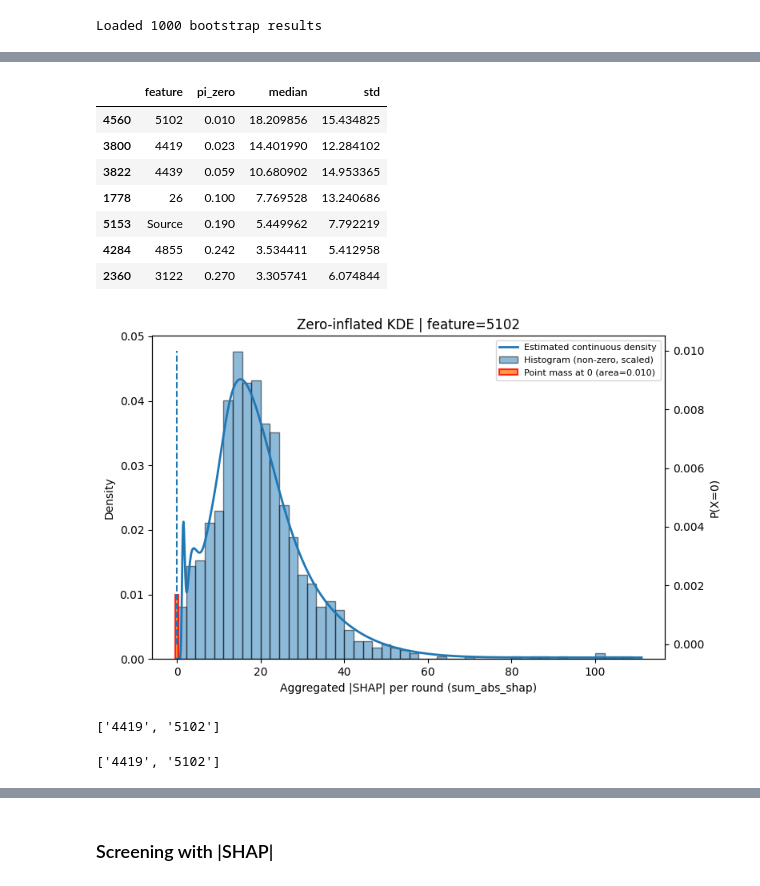
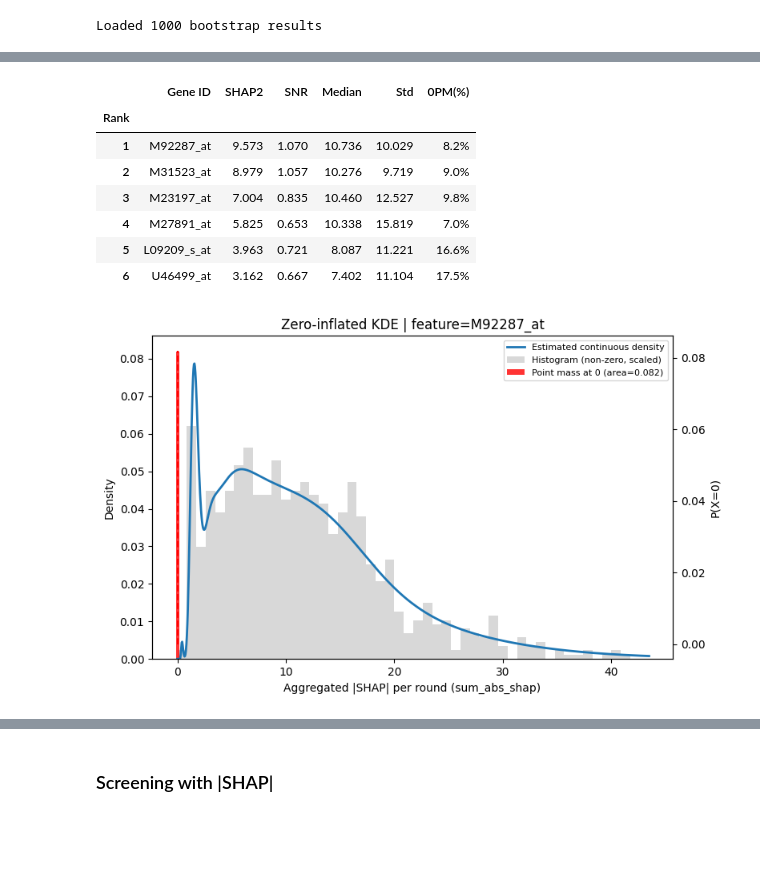
Before and after one commit to Lanxin-Xiang/RobustSHAP, a Jupyter notebook: golub_kernel.ipynb, the cells around one changed output, grey strips where cells are left out. Cells and saved outputs as stored; diff of their text form; code cells hidden in the pictures; blank space fills up the shorter version.

```diff
--- a/golub_kernel.ipynb
+++ b/golub_kernel.ipynb
@@ -730,27 +488,33 @@ lgb_feature_kde_unscreen
 # %%
-lgb_feature_kde_unscreen.nlargest(7, "median")[["feature", "pi_zero", "median", "std"]]
+tmp = lgb_feature_kde_unscreen.copy()
+
+tmp["0PM(%)"] = (tmp["pi_zero"] * 100).round(1).astype(str) + "%"
+tmp["SNR"] = tmp["nonzero_median"] / tmp["sd_estimated"]
+tmp["stat"] = tmp["p_nonzero"]* tmp["median"] * tmp["SNR"]
+
+top = tmp.nlargest(6, "stat").reset_index(drop=True)
+top.index += 1
+top.index.name = "Rank"
+top[["feature", "stat", "SNR", "nonzero_median", "sd_estimated", "0PM(%)"]].rename(columns={
+    "feature": "Gene ID",
+    "stat": "SHAP2",
+    "nonzero_median": "Median",
+    "sd_estimated": "Std",
+}).round(3)
 # %% [output]
-|  | feature | pi_zero | median | std |
-| 4560 | 5102 | 0.010 | 18.209856 | 15.434825 |
-| 3800 | 4419 | 0.023 | 14.401990 | 12.284102 |
-| 3822 | 4439 | 0.059 | 10.680902 | 14.953365 |
-| 1778 | 26 | 0.100 | 7.769528 | 13.240686 |
-| 5153 | Source | 0.190 | 5.449962 | 7.792219 |
-| 4284 | 4855 | 0.242 | 3.534411 | 5.412958 |
-| 2360 | 3122 | 0.270 | 3.305741 | 6.074844 |
+|  | Gene ID | SHAP2 | SNR | Median | Std | 0PM(%) |
+| Rank |  |  |  |  |  |  |
+| 1 | M92287_at | 9.573 | 1.070 | 10.736 | 10.029 | 8.2% |
+| 2 | M31523_at | 8.979 | 1.057 | 10.276 | 9.719 | 9.0% |
+| 3 | M23197_at | 7.004 | 0.835 | 10.460 | 12.527 | 9.8% |
+| 4 | M27891_at | 5.825 | 0.653 | 10.338 | 15.819 | 7.0% |
+| 5 | L09209_s_at | 3.963 | 0.721 | 8.087 | 11.221 | 16.6% |
+| 6 | U46499_at | 3.162 | 0.667 | 7.402 | 11.104 | 17.5% |
 # %%
 plot_feature_level_kde_with_hist_preagg(
     feature_level_df=lgb_feature_kde_unscreen,
     boot_results=lgb_boot_unscreen,
-    feature="5102"
+    feature="M92287_at"
 )
 # %% [output]
-[figure, old version]
+[figure, new version]
-# %%
-lgb_feature_kde_unscreen[(lgb_feature_kde_unscreen['pi_zero'] < 0.05)]['feature'].tolist()
-# %% [output]
-['4419', '5102']
-# %%
-lgb_feature_kde_unscreen[(lgb_feature_kde_unscreen['mean_estimated']/lgb_feature_kde_unscreen['sd_estimated']) > 1]['feature'].tolist()
-# %% [output]
-['4419', '5102']
```
Also changed, not shown: parts of 72 cells of this notebook, 19 other files.
